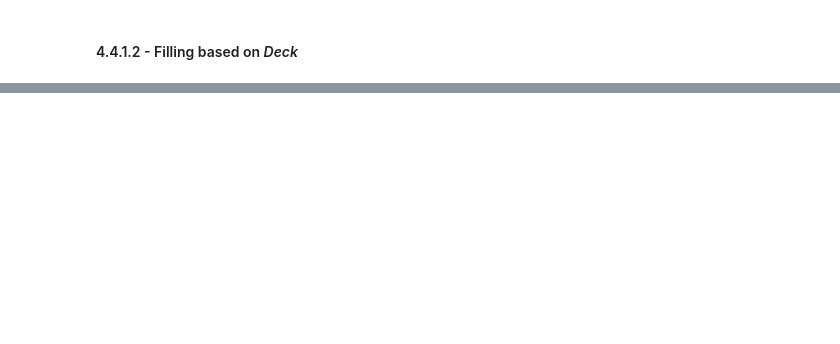
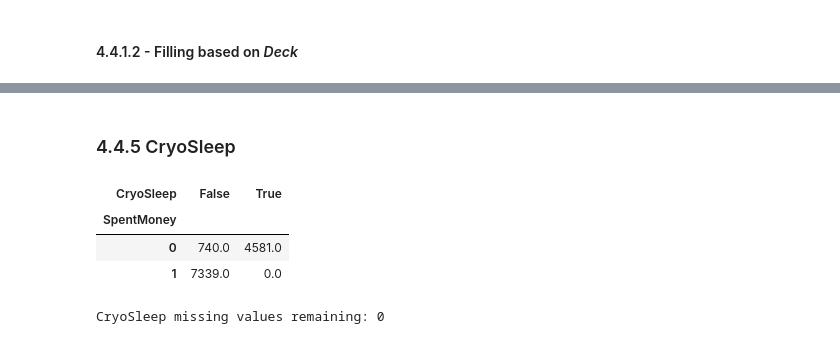
Before and after one commit to pedroheck/training-exercises-for-machine-learning, a Jupyter notebook: Beginner/Spaceship Titanic/main.ipynb, the cells around one changed output, grey strips where cells are left out. Cells and saved outputs as stored; diff of their text form; code cells hidden in the pictures; blank space fills up the shorter version.

```diff
--- a/Beginner/Spaceship Titanic/main.ipynb
+++ b/Beginner/Spaceship Titanic/main.ipynb
@@ -454,0 +561,5 @@ HomePlanet missing values now: 157
+# %%
+# Filling missing values using the median
+na_rows_age = df.loc[df['Age'].isna(),'Age'].index
+
+df.loc[df['Age'].isna(),'Age'] = df.groupby(['HomePlanet','SpentMoney','Deck'])['Age'].transform(lambda x: x.fillna(x.median()))[na_rows_age]
@@ -454,0 +570,10 @@ HomePlanet missing values now: 157
+# %% [markdown]
+### 4.4.5 CryoSleep
+# %%
+# Joint distribution
+df.groupby(['SpentMoney','CryoSleep'])['CryoSleep'].size().unstack().fillna(0)
+# %% [output]
+| CryoSleep | False | True |
+| SpentMoney |  |  |
+| 0 | 740.0 | 4581.0 |
+| 1 | 7339.0 | 0.0 |
@@ -454,0 +584,4 @@ HomePlanet missing values now: 157
+# %%
+print(f"CryoSleep missing values remaining: {df['CryoSleep'].isna().sum()}")
+# %% [output]
+CryoSleep missing values remaining: 0
```
Also changed, not shown: parts of 38 cells of this notebook.
